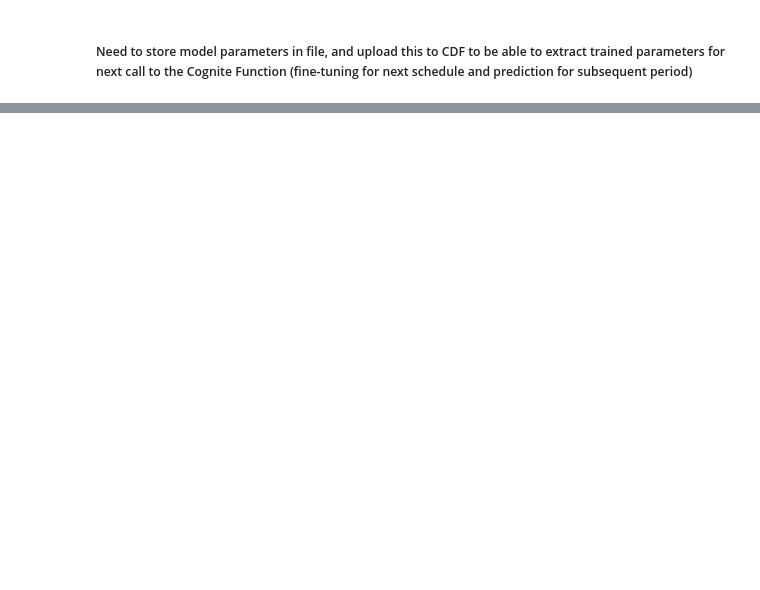
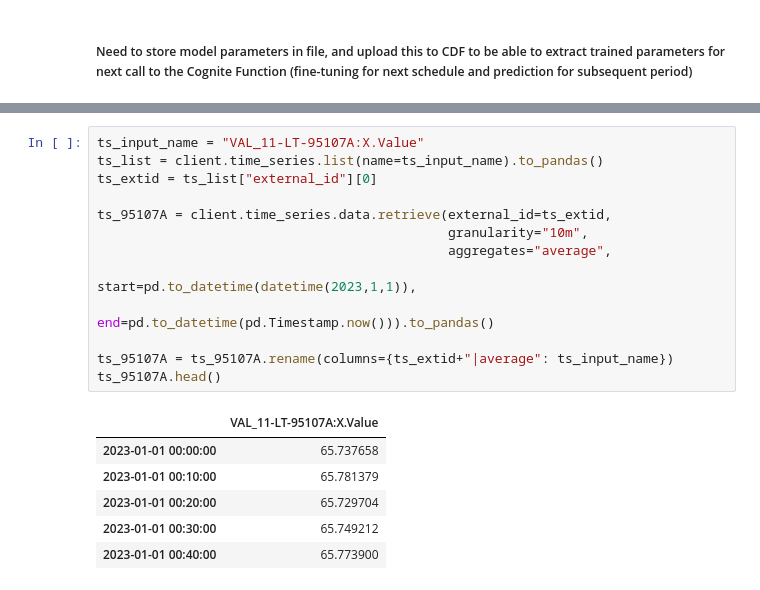
Before and after one commit to AkerBP/deos-cognite-functions-template, a Jupyter notebook: src/experimental.ipynb, the cells around one changed output, grey strips where cells are left out. Drawn from its saved outputs; the diff is of its cells as text; blank space fills up the shorter version.

```diff
--- a/src/experimental.ipynb
+++ b/src/experimental.ipynb
@@ -137,0 +63,20 @@ ts_orig_all.head()
+# %%
+ts_input_name = "VAL_11-LT-95107A:X.Value"
+ts_list = client.time_series.list(name=ts_input_name).to_pandas()
+ts_extid = ts_list["external_id"][0]
+
+ts_95107A = client.time_series.data.retrieve(external_id=ts_extid,
+                                             granularity="10m",
+                                             aggregates="average",
+                                             start=pd.to_datetime(datetime(2023,1,1)),
+                                             end=pd.to_datetime(pd.Timestamp.now())).to_pandas()
+
+ts_95107A = ts_95107A.rename(columns={ts_extid+"|average": ts_input_name})
+ts_95107A.head()
+# %% [output]
+|  | VAL_11-LT-95107A:X.Value |
+| 2023-01-01 00:00:00 | 65.737658 |
+| 2023-01-01 00:10:00 | 65.781379 |
+| 2023-01-01 00:20:00 | 65.729704 |
+| 2023-01-01 00:30:00 | 65.749212 |
+| 2023-01-01 00:40:00 | 65.773900 |
```
Also changed, not shown: parts of 23 cells of this notebook, 45 other files.
